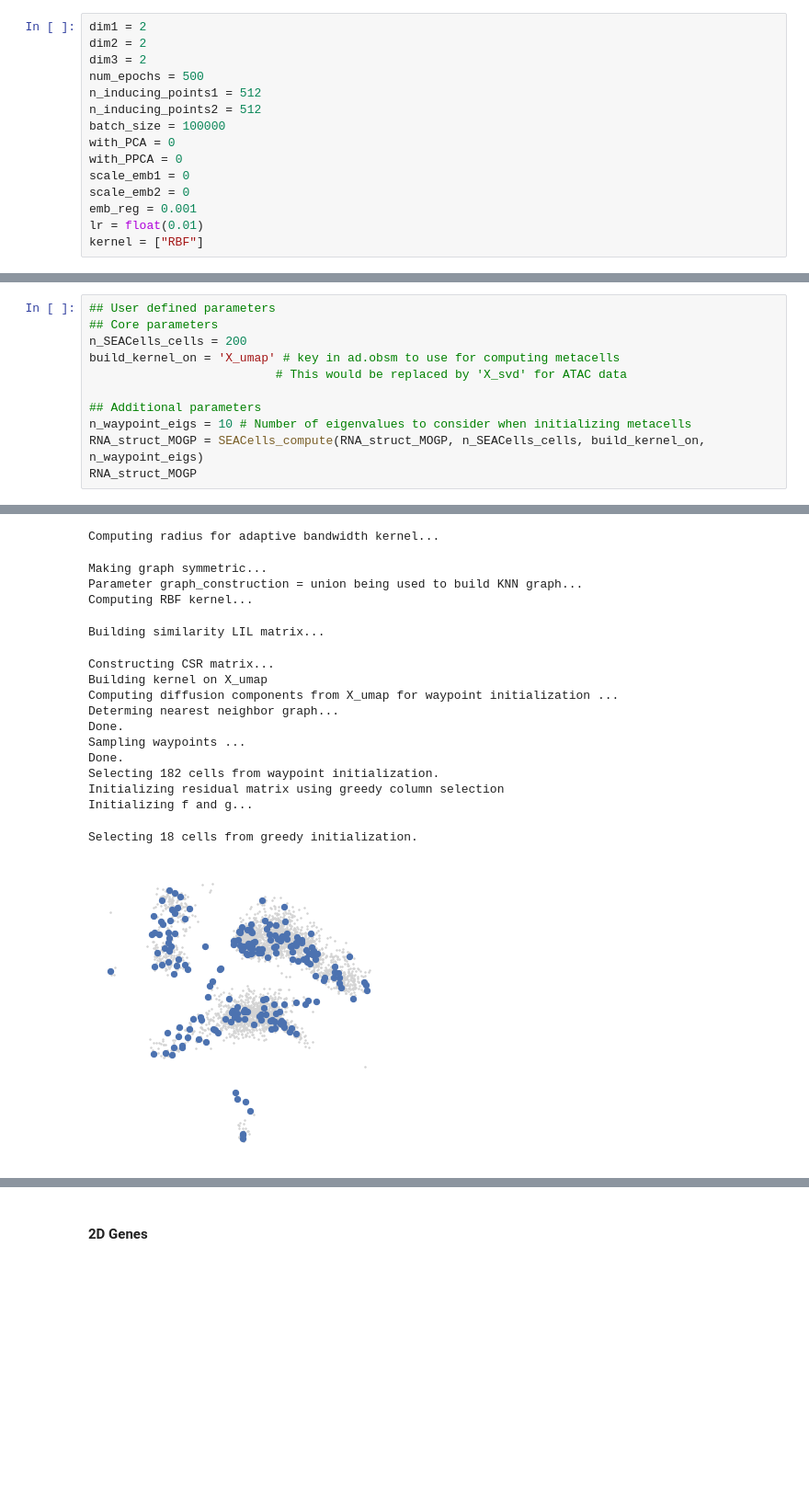
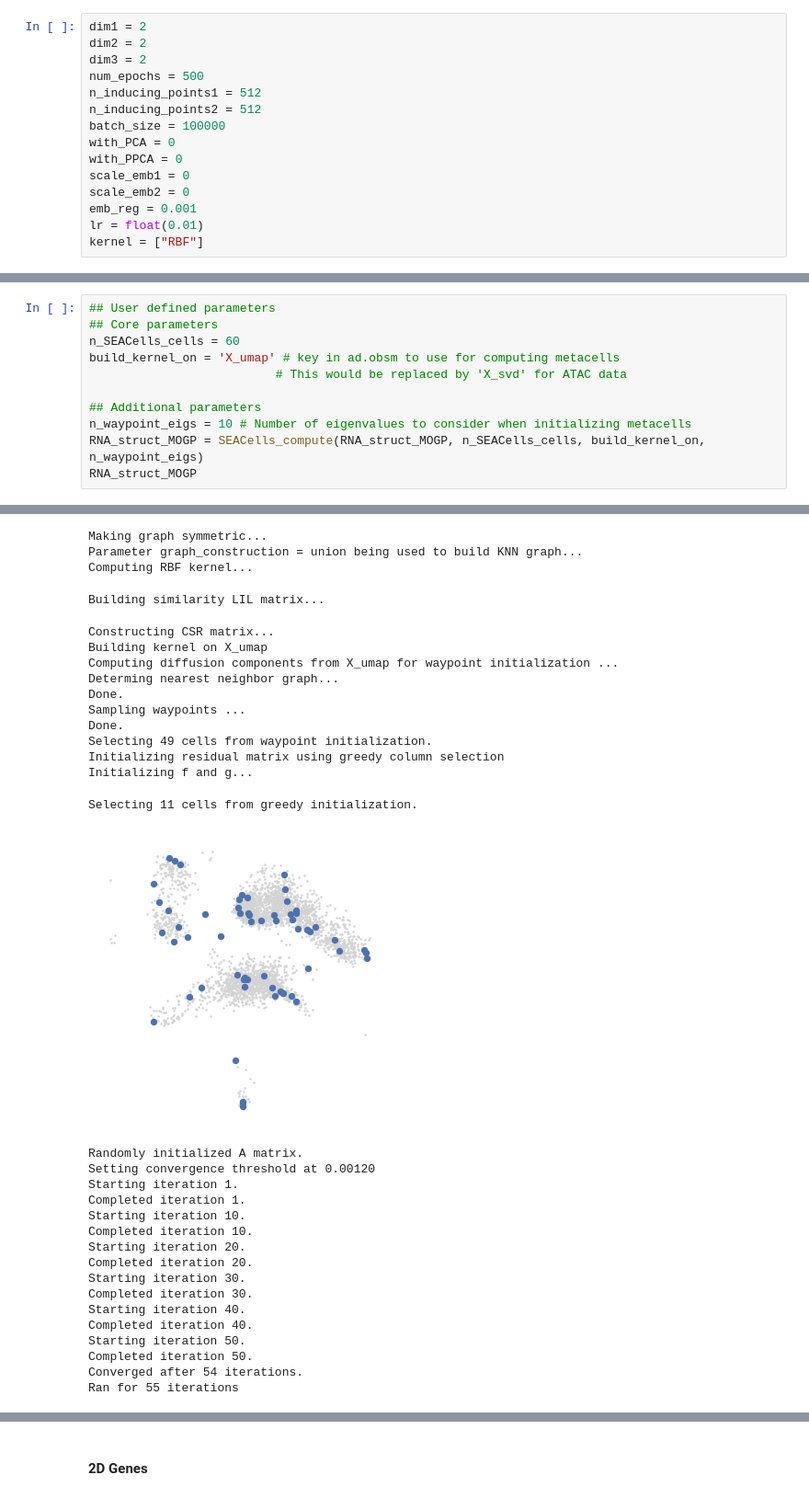
Before and after one commit to MLO-lab/MOGP-gpflux, a Jupyter notebook: experiments/CITEseq/MetaCell-RNA/RunningSEACells.ipynb, the cells around one changed output, grey strips where cells are left out. Shown: that part at 92% size. Drawn from its saved outputs; the diff is of its cells as text; blank space fills up the shorter version.

```diff
--- a/experiments/CITEseq/MetaCell-RNA/RunningSEACells.ipynb
+++ b/experiments/CITEseq/MetaCell-RNA/RunningSEACells.ipynb
@@ -146,7 +200,7 @@ RNA_struct_MOGP.obsm['X_umap']= object_file
 # %%
 ## User defined parameters
 ## Core parameters
-n_SEACells_cells = 200
+n_SEACells_cells = 60
 build_kernel_on = 'X_umap' # key in ad.obsm to use for computing metacells
                           # This would be replaced by 'X_svd' for ATAC data
 
@@ -160,17 +215,32 @@ Computing kNN graph using scanpy NN ...
-Computing radius for adaptive bandwidth kernel...
+Making graph symmetric...
+Parameter graph_construction = union being used to build KNN graph...
+Computing RBF kernel...
-Making graph symmetric...
-Parameter graph_construction = union being used to build KNN graph...
-Computing RBF kernel...
+Building similarity LIL matrix...
-Building similarity LIL matrix...
+Constructing CSR matrix...
+Building kernel on X_umap
+Computing diffusion components from X_umap for waypoint initialization ...
+Determing nearest neighbor graph...
+Done.
+Sampling waypoints ...
+Done.
+Selecting 49 cells from waypoint initialization.
+Initializing residual matrix using greedy column selection
+Initializing f and g...
-Constructing CSR matrix...
-Building kernel on X_umap
-Computing diffusion components from X_umap for waypoint initialization ...
-Determing nearest neighbor graph...
-Done.
-Sampling waypoints ...
-Done.
-Selecting 182 cells from waypoint initialization.
-Initializing residual matrix using greedy column selection
-Initializing f and g...
+Selecting 11 cells from greedy initialization.
+[figure, new version]
-Selecting 18 cells from greedy initialization.
+Randomly initialized A matrix.
+Setting convergence threshold at 0.00120
+Starting iteration 1.
+Completed iteration 1.
+Starting iteration 10.
+Completed iteration 10.
+Starting iteration 20.
+Completed iteration 20.
+Starting iteration 30.
+Completed iteration 30.
+Starting iteration 40.
+Completed iteration 40.
+Starting iteration 50.
+Completed iteration 50.
+Converged after 54 iterations.
+Ran for 55 iterations
-[figure, old version]
```
Also changed, not shown: parts of 19 cells of this notebook, 28 other files.
